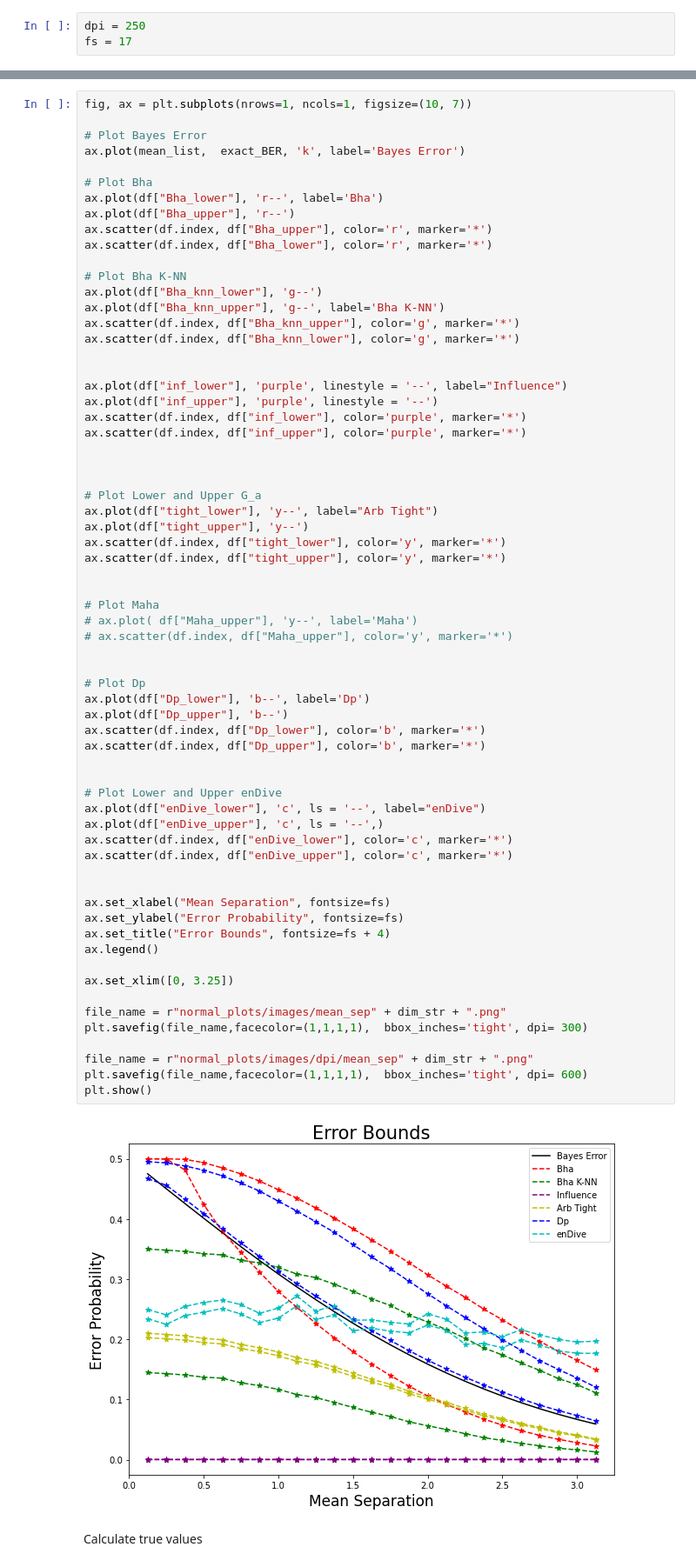
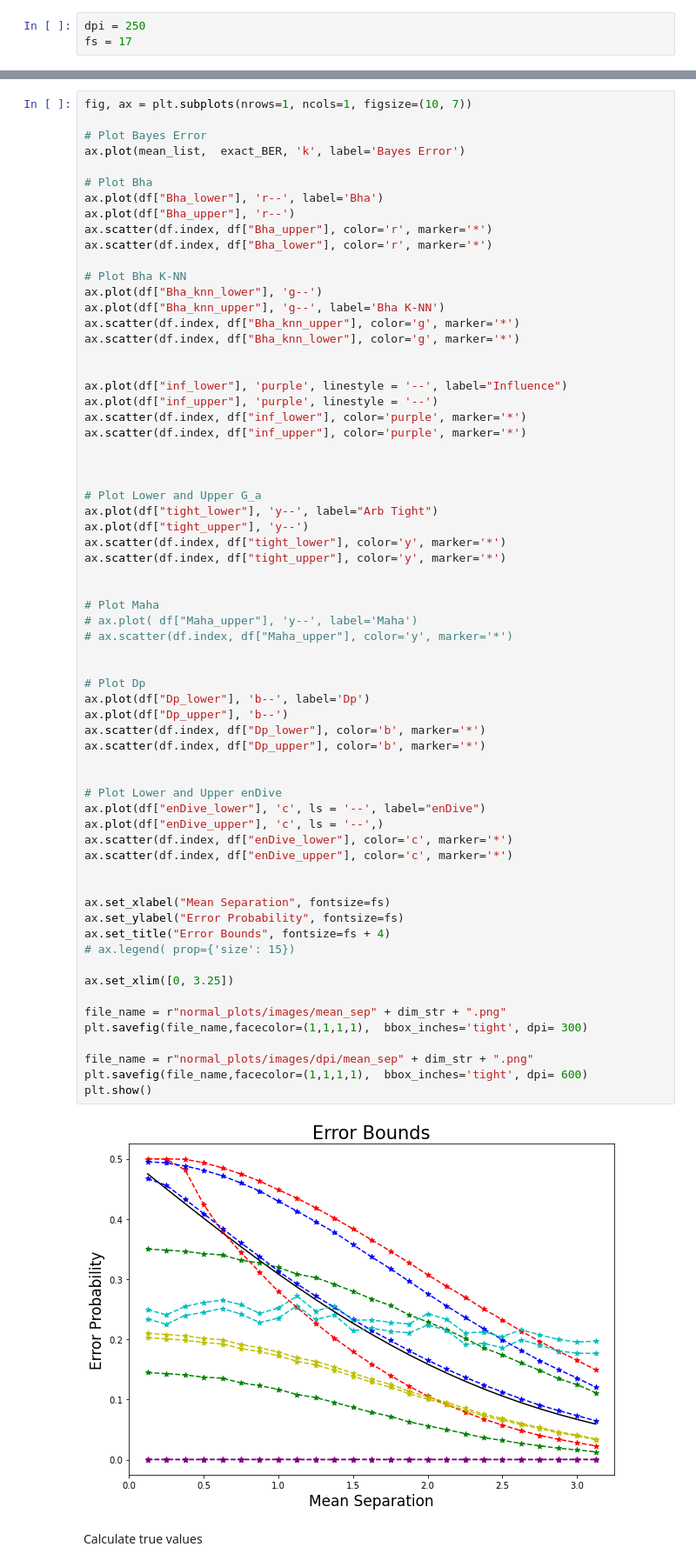
Before and after one commit to rj-may/BER_Bounds_Eval, a Jupyter notebook: normal_plots/mean_sep.ipynb, the cells around one changed output, grey strips where cells are left out. Shown at 87% size. Saved outputs shown, nothing was run; the diff lists cells and outputs as text.

```diff
--- a/normal_plots/mean_sep.ipynb
+++ b/normal_plots/mean_sep.ipynb
@@ -108,35 +108,35 @@ ax.scatter(df.index, df["tight_upper"], color='y', marker='*')
 # ax.scatter(df.index, df["Maha_upper"], color='y', marker='*')
 
 
 # Plot Dp
 ax.plot(df["Dp_lower"], 'b--', label='Dp')
 ax.plot(df["Dp_upper"], 'b--')
 ax.scatter(df.index, df["Dp_lower"], color='b', marker='*')
 ax.scatter(df.index, df["Dp_upper"], color='b', marker='*')
 
 
 # Plot Lower and Upper enDive
 ax.plot(df["enDive_lower"], 'c', ls = '--', label="enDive")
 ax.plot(df["enDive_upper"], 'c', ls = '--',)
 ax.scatter(df.index, df["enDive_lower"], color='c', marker='*')
 ax.scatter(df.index, df["enDive_upper"], color='c', marker='*')
 
 
 ax.set_xlabel("Mean Separation", fontsize=fs)
 ax.set_ylabel("Error Probability", fontsize=fs)
 ax.set_title("Error Bounds", fontsize=fs + 4)
-ax.legend()
+# ax.legend( prop={'size': 15})
 
 ax.set_xlim([0, 3.25])
 
 file_name = r"normal_plots/images/mean_sep" + dim_str + ".png"
 plt.savefig(file_name,facecolor=(1,1,1,1),  bbox_inches='tight', dpi= 300)
 
 file_name = r"normal_plots/images/dpi/mean_sep" + dim_str + ".png"
 plt.savefig(file_name,facecolor=(1,1,1,1),  bbox_inches='tight', dpi= 600)
 plt.show()
 # %% [output]
-[figure, old version]
+[figure, new version]
 # %% [markdown]
 Calculate true values
 # %%
```
Also changed, not shown: parts of 1 cell of this notebook, 8 other files.
